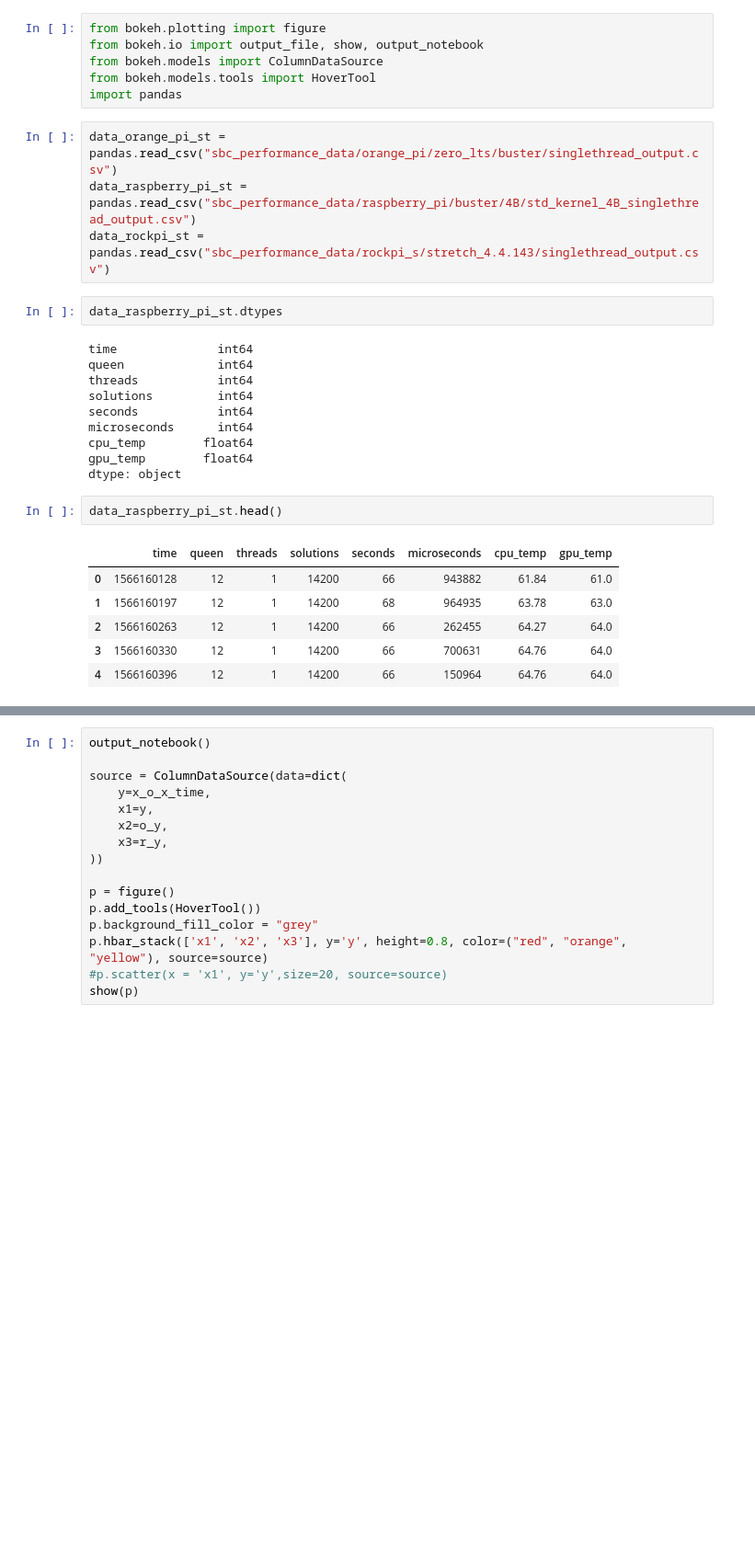
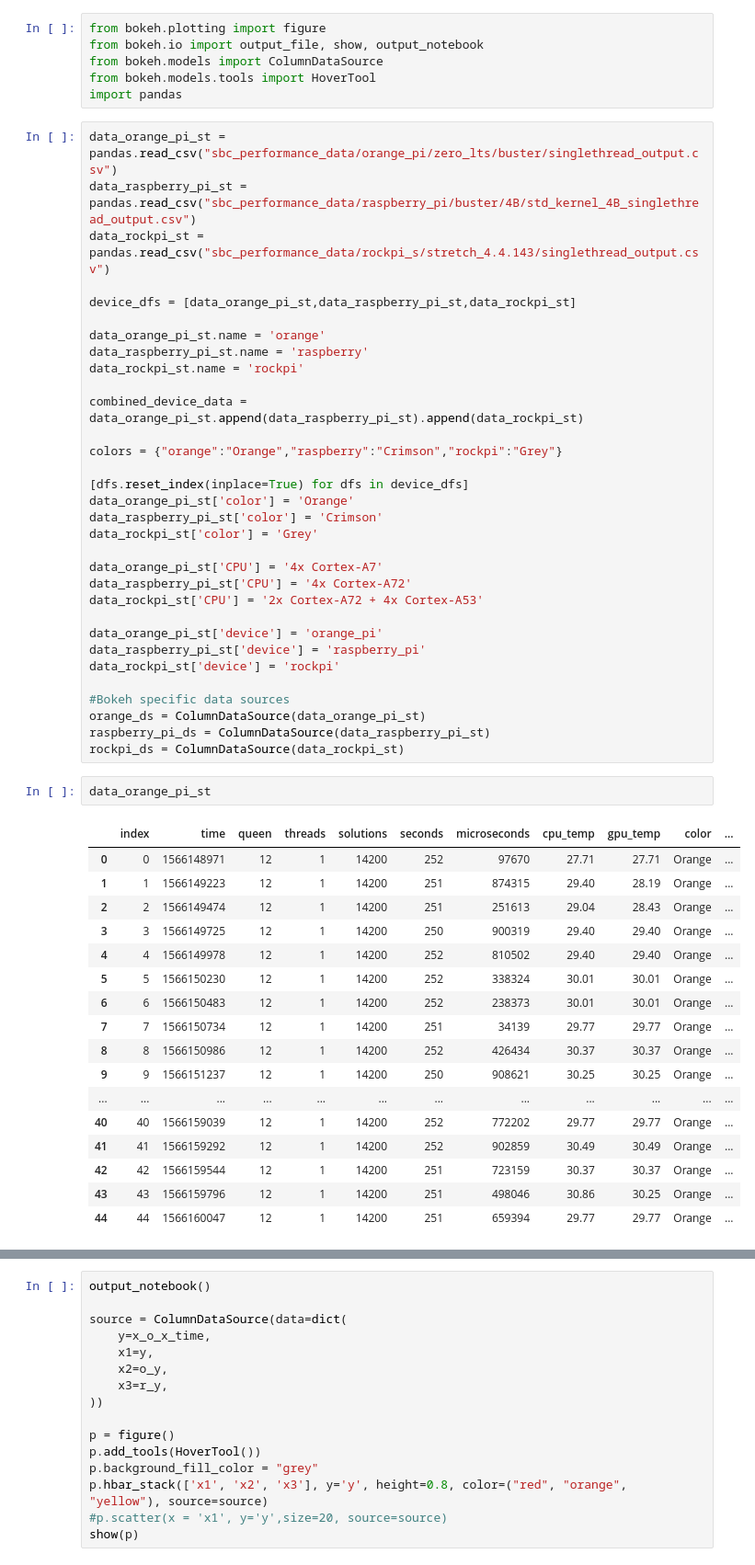
Before and after one commit to TheIvanP/visualization_samples, a Jupyter notebook: sbc_data_exploration.ipynb, the cells around one changed output, grey strips where cells are left out. Shown at 92% size. Cells and saved outputs as stored; diff of their text form; blank space fills up the shorter version.

```diff
--- a/sbc_data_exploration.ipynb
+++ b/sbc_data_exploration.ipynb
@@ -4,29 +4,56 @@ from bokeh.io import output_file, show, output_notebook
 from bokeh.models import ColumnDataSource
 from bokeh.models.tools import HoverTool
 import pandas
-# %%
-data_orange_pi_st = pandas.read_csv("sbc_performance_data/orange_pi/zero_lts/buster/singlethread_output.csv")
-data_raspberry_pi_st = pandas.read_csv("sbc_performance_data/raspberry_pi/buster/4B/std_kernel_4B_singlethread_output.csv")
-data_rockpi_st = pandas.read_csv("sbc_performance_data/rockpi_s/stretch_4.4.143/singlethread_output.csv")
-# %%
-data_raspberry_pi_st.dtypes
-# %% [output]
-time              int64
-queen             int64
-threads           int64
-solutions         int64
-seconds           int64
-microseconds      int64
-cpu_temp        float64
-gpu_temp        float64
-dtype: object
-# %%
-data_raspberry_pi_st.head()
-# %% [output]
-|  | time | queen | threads | solutions | seconds | microseconds | cpu_temp | gpu_temp |
-| 0 | 1566160128 | 12 | 1 | 14200 | 66 | 943882 | 61.84 | 61.0 |
-| 1 | 1566160197 | 12 | 1 | 14200 | 68 | 964935 | 63.78 | 63.0 |
-| 2 | 1566160263 | 12 | 1 | 14200 | 66 | 262455 | 64.27 | 64.0 |
-| 3 | 1566160330 | 12 | 1 | 14200 | 66 | 700631 | 64.76 | 64.0 |
-| 4 | 1566160396 | 12 | 1 | 14200 | 66 | 150964 | 64.76 | 64.0 |
+# %%
+data_orange_pi_st = pandas.read_csv("sbc_performance_data/orange_pi/zero_lts/buster/singlethread_output.csv")
+data_raspberry_pi_st = pandas.read_csv("sbc_performance_data/raspberry_pi/buster/4B/std_kernel_4B_singlethread_output.csv")
+data_rockpi_st = pandas.read_csv("sbc_performance_data/rockpi_s/stretch_4.4.143/singlethread_output.csv")
+
+device_dfs = [data_orange_pi_st,data_raspberry_pi_st,data_rockpi_st]
+
+data_orange_pi_st.name = 'orange'
+data_raspberry_pi_st.name = 'raspberry'
+data_rockpi_st.name = 'rockpi'
+
+combined_device_data = data_orange_pi_st.append(data_raspberry_pi_st).append(data_rockpi_st)
+
+colors = {"orange":"Orange","raspberry":"Crimson","rockpi":"Grey"}
+
+[dfs.reset_index(inplace=True) for dfs in device_dfs]
+data_orange_pi_st['color'] = 'Orange'
+data_raspberry_pi_st['color'] = 'Crimson'
+data_rockpi_st['color'] = 'Grey'
+
+data_orange_pi_st['CPU'] = '4x Cortex-A7'
+data_raspberry_pi_st['CPU'] = '4x Cortex-A72'
+data_rockpi_st['CPU'] = '2x Cortex-A72 + 4x Cortex-A53'
+
+data_orange_pi_st['device'] = 'orange_pi'
+data_raspberry_pi_st['device'] = 'raspberry_pi'
+data_rockpi_st['device'] = 'rockpi'
+
+#Bokeh specific data sources
+orange_ds = ColumnDataSource(data_orange_pi_st)
+raspberry_pi_ds = ColumnDataSource(data_raspberry_pi_st)
+rockpi_ds = ColumnDataSource(data_rockpi_st)
+# %%
+data_orange_pi_st
+# %% [output]
+|  | index | time | queen | threads | solutions | seconds | microseconds | cpu_temp | gpu_temp | color | ... |
+| 0 | 0 | 1566148971 | 12 | 1 | 14200 | 252 | 97670 | 27.71 | 27.71 | Orange | ... |
+| 1 | 1 | 1566149223 | 12 | 1 | 14200 | 251 | 874315 | 29.40 | 28.19 | Orange | ... |
+| 2 | 2 | 1566149474 | 12 | 1 | 14200 | 251 | 251613 | 29.04 | 28.43 | Orange | ... |
+| 3 | 3 | 1566149725 | 12 | 1 | 14200 | 250 | 900319 | 29.40 | 29.40 | Orange | ... |
+| 4 | 4 | 1566149978 | 12 | 1 | 14200 | 252 | 810502 | 29.40 | 29.40 | Orange | ... |
+| 5 | 5 | 1566150230 | 12 | 1 | 14200 | 252 | 338324 | 30.01 | 30.01 | Orange | ... |
+| 6 | 6 | 1566150483 | 12 | 1 | 14200 | 252 | 238373 | 30.01 | 30.01 | Orange | ... |
+| 7 | 7 | 1566150734 | 12 | 1 | 14200 | 251 | 34139 | 29.77 | 29.77 | Orange | ... |
+| 8 | 8 | 1566150986 | 12 | 1 | 14200 | 252 | 426434 | 30.37 | 30.37 | Orange | ... |
+| 9 | 9 | 1566151237 | 12 | 1 | 14200 | 250 | 908621 | 30.25 | 30.25 | Orange | ... |
+| ... | ... | ... | ... | ... | ... | ... | ... | ... | ... | ... | ... |
+| 40 | 40 | 1566159039 | 12 | 1 | 14200 | 252 | 772202 | 29.77 | 29.77 | Orange | ... |
+| 41 | 41 | 1566159292 | 12 | 1 | 14200 | 252 | 902859 | 30.49 | 30.49 | Orange | ... |
+| 42 | 42 | 1566159544 | 12 | 1 | 14200 | 251 | 723159 | 30.37 | 30.37 | Orange | ... |
+| 43 | 43 | 1566159796 | 12 | 1 | 14200 | 251 | 498046 | 30.86 | 30.25 | Orange | ... |
+| 44 | 44 | 1566160047 | 12 | 1 | 14200 | 251 | 659394 | 29.77 | 29.77 | Orange | ... |
 # %%
```
Also changed, not shown: parts of 3 cells of this notebook, 1 other file.
